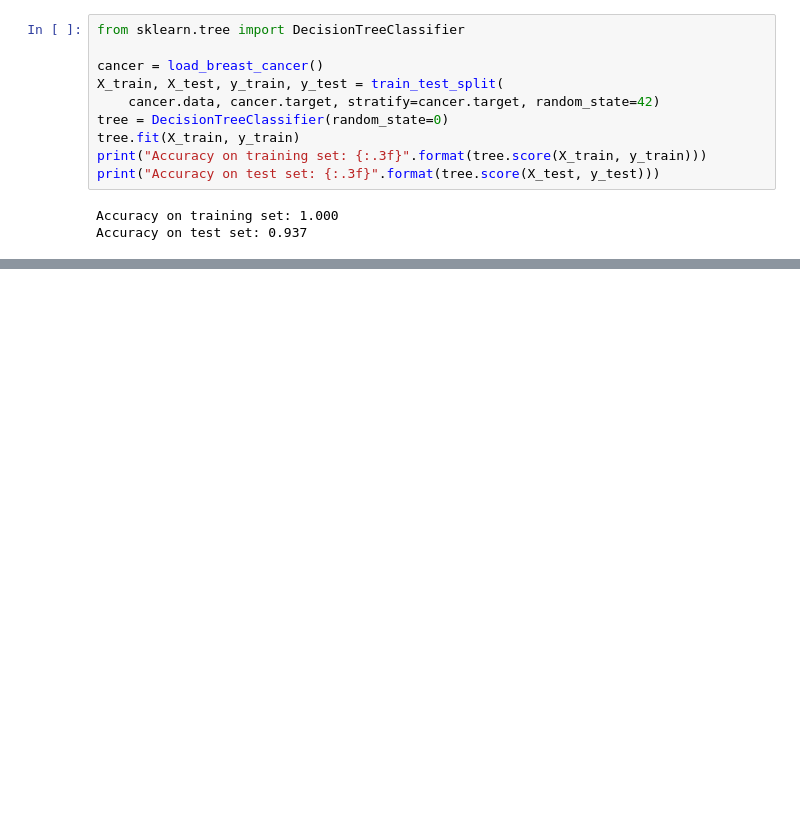
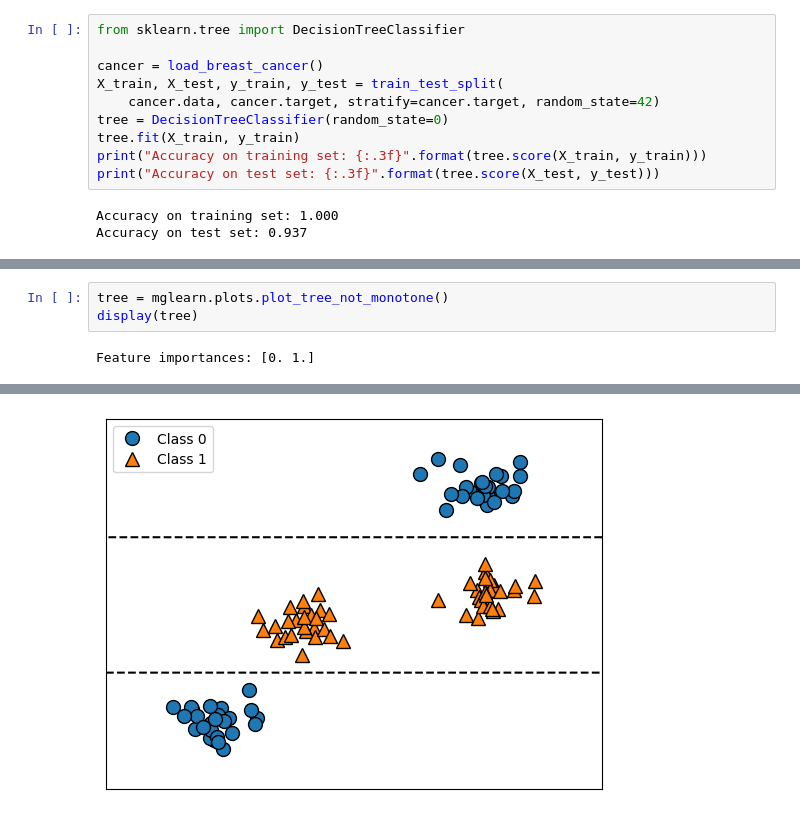
Before and after one commit to VagrantAC/cuddly-pancake, a Jupyter notebook: examples/chapter2.ipynb, the cells around one changed output, grey strips where cells are left out. Cells and saved outputs as stored; diff of their text form; blank space fills up the shorter version.

```diff
--- a/examples/chapter2.ipynb
+++ b/examples/chapter2.ipynb
@@ -542,0 +575,5 @@ Accuracy on test set: 0.937
+# %%
+tree = mglearn.plots.plot_tree_not_monotone()
+display(tree)
+# %% [output]
+Feature importances: [0. 1.]
@@ -542,0 +581 @@ Accuracy on test set: 0.937
+[figure, added]
```
Also changed, not shown: parts of 7 cells of this notebook, 3 other files.
